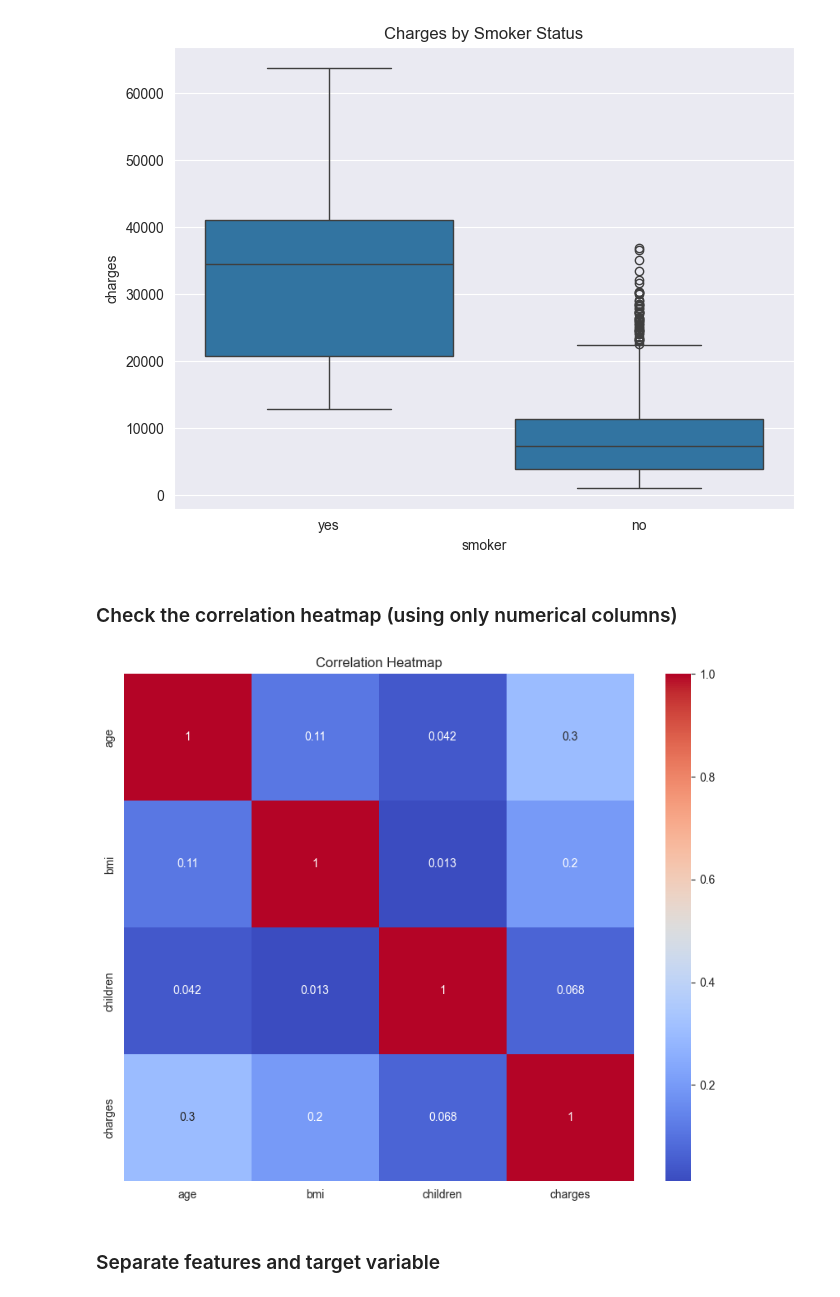
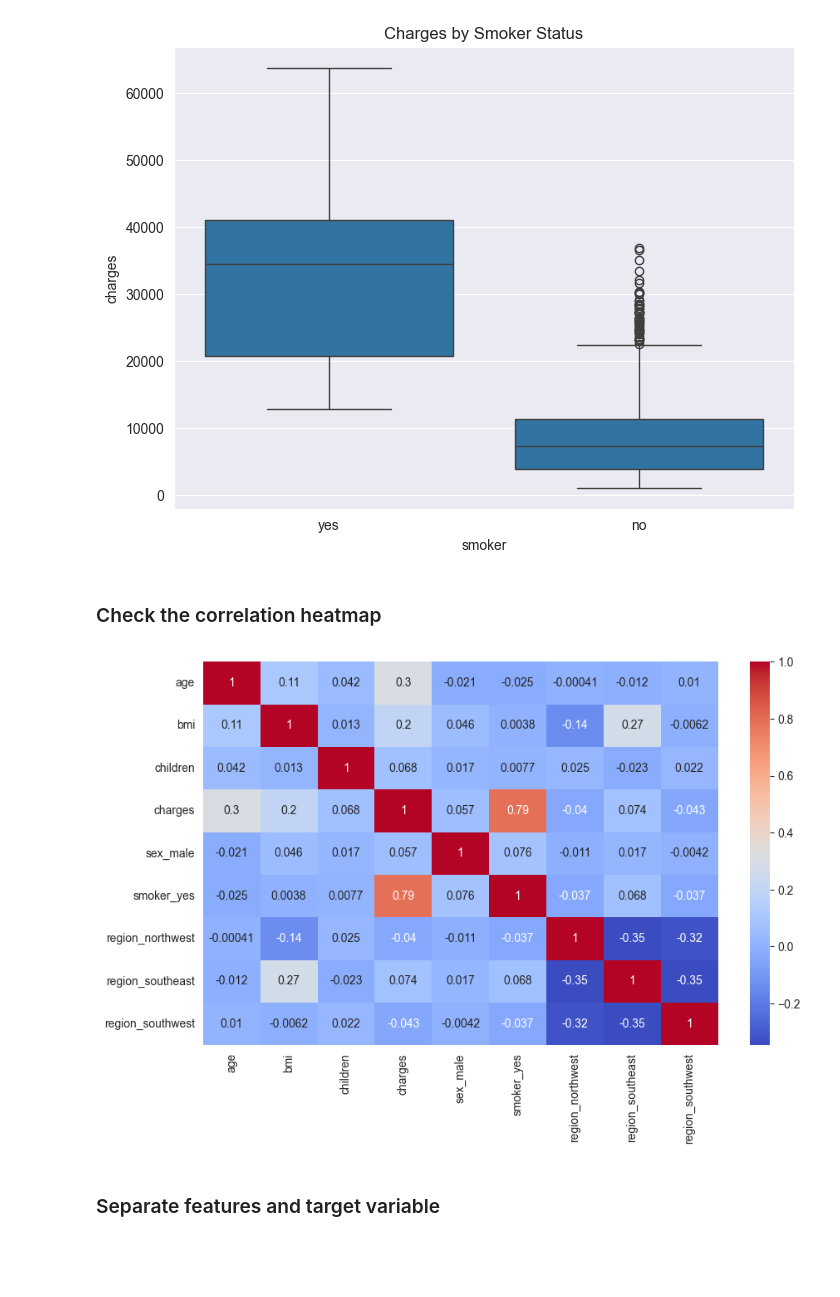
Before and after one commit to d-klotz/tech-challenge-fiap, a Jupyter notebook: tech-challenge-linear-regression.ipynb, the cells around one changed output. Cells and saved outputs as stored; diff of their text form; code cells hidden in the pictures; blank space fills up the shorter version.

```diff
--- a/tech-challenge-linear-regression.ipynb
+++ b/tech-challenge-linear-regression.ipynb
@@ -74,15 +104,16 @@ plt.show()
 # %% [output]
 [figure]
 # %% [markdown]
-### Check the correlation heatmap (using only numerical columns)
+### Check the correlation heatmap
 # %%
-plt.figure(figsize=(10,8))
-numeric_cols = df.select_dtypes(include=['number']).columns
-sns.heatmap(df[numeric_cols].corr(), annot=True, cmap='coolwarm')
-plt.title('Correlation Heatmap')
+df_encoded = pd.get_dummies(df, drop_first=True)
+
+#Plot the correlation matrix
+plt.figure(figsize=(10,6))
+sns.heatmap(df_encoded.corr(), annot=True, cmap='coolwarm')
 plt.show()
 # %% [output]
-[figure, old version]
+[figure, new version]
 # %% [markdown]
 ### Separate features and target variable
 # %%
```
Also changed, not shown: parts of 5 cells of this notebook, 1 other file.
